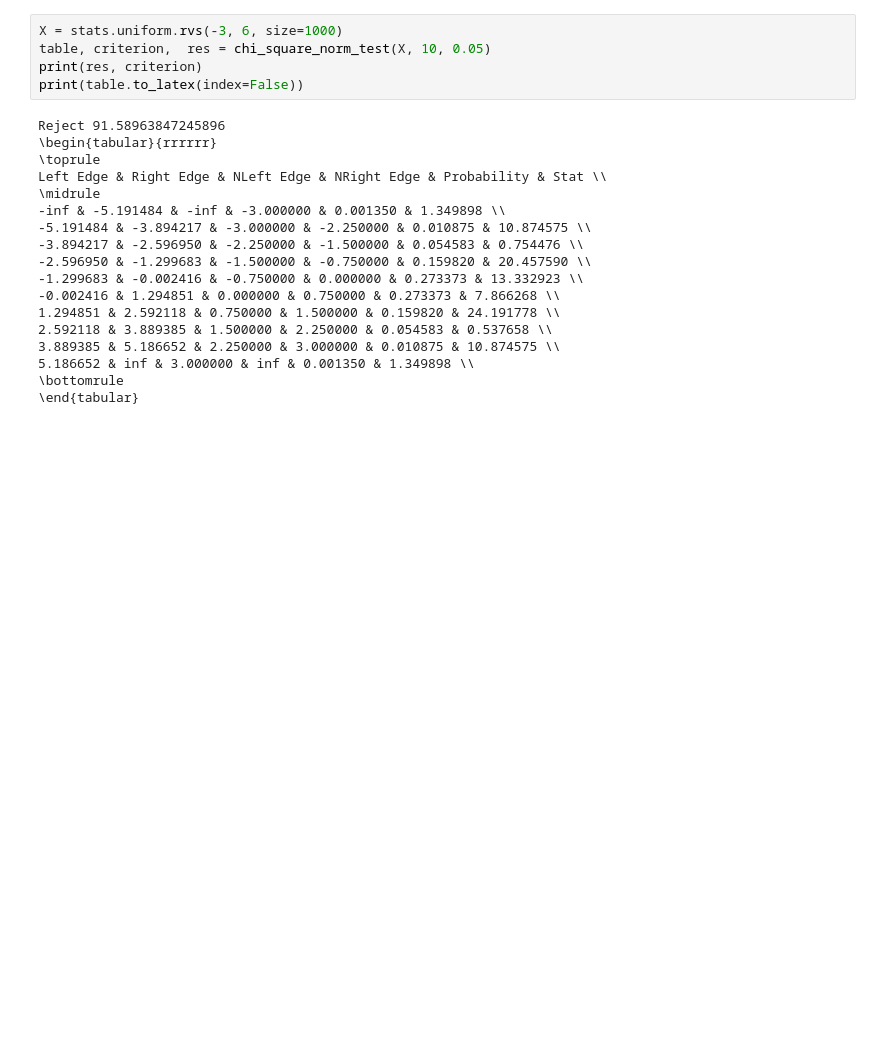
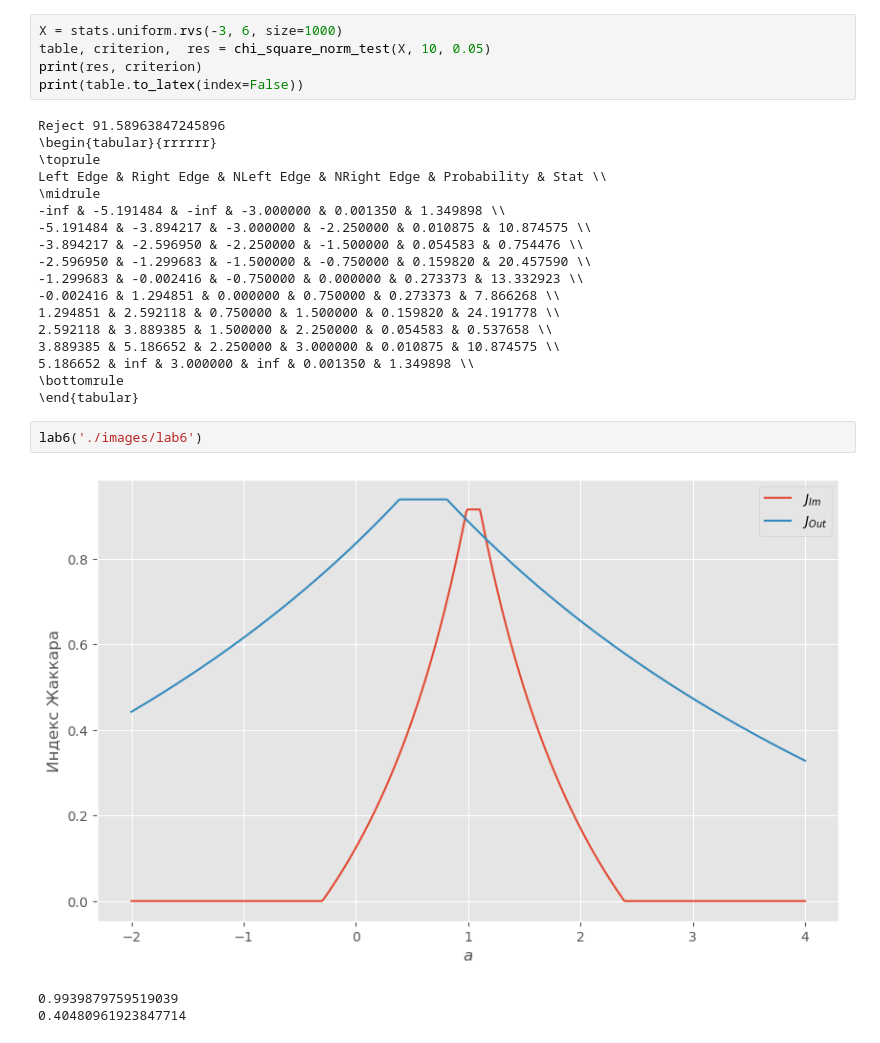
Before and after one commit to AndrewM0204/stats, a Jupyter notebook: stat1.ipynb, the cells around one changed output. Drawn from its saved outputs; the diff is of its cells as text; blank space fills up the shorter version.

```diff
--- a/stat1.ipynb
+++ b/stat1.ipynb
@@ -327,3 +344,9 @@ Left Edge & Right Edge & NLeft Edge & NRight Edge & Probability & Stat \\
 5.186652 & inf & 3.000000 & inf & 0.001350 & 1.349898 \\
 \bottomrule
 \end{tabular}
+# %%
+lab6('./images/lab6')
+# %% [output]
+[figure, added]
+0.9939879759519039
+0.40480961923847714
```
Also changed, not shown: parts of 5 cells of this notebook, 2 other files.
